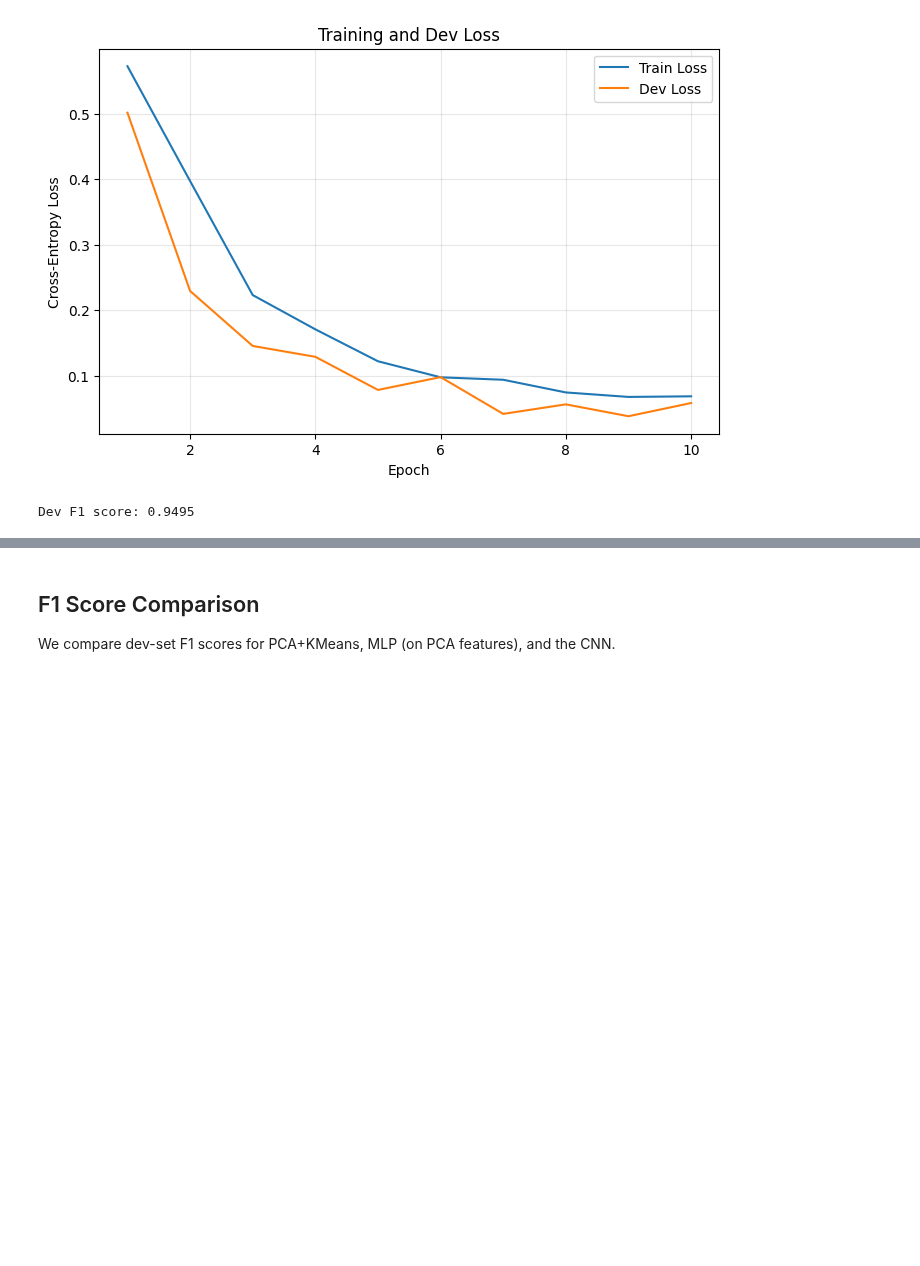
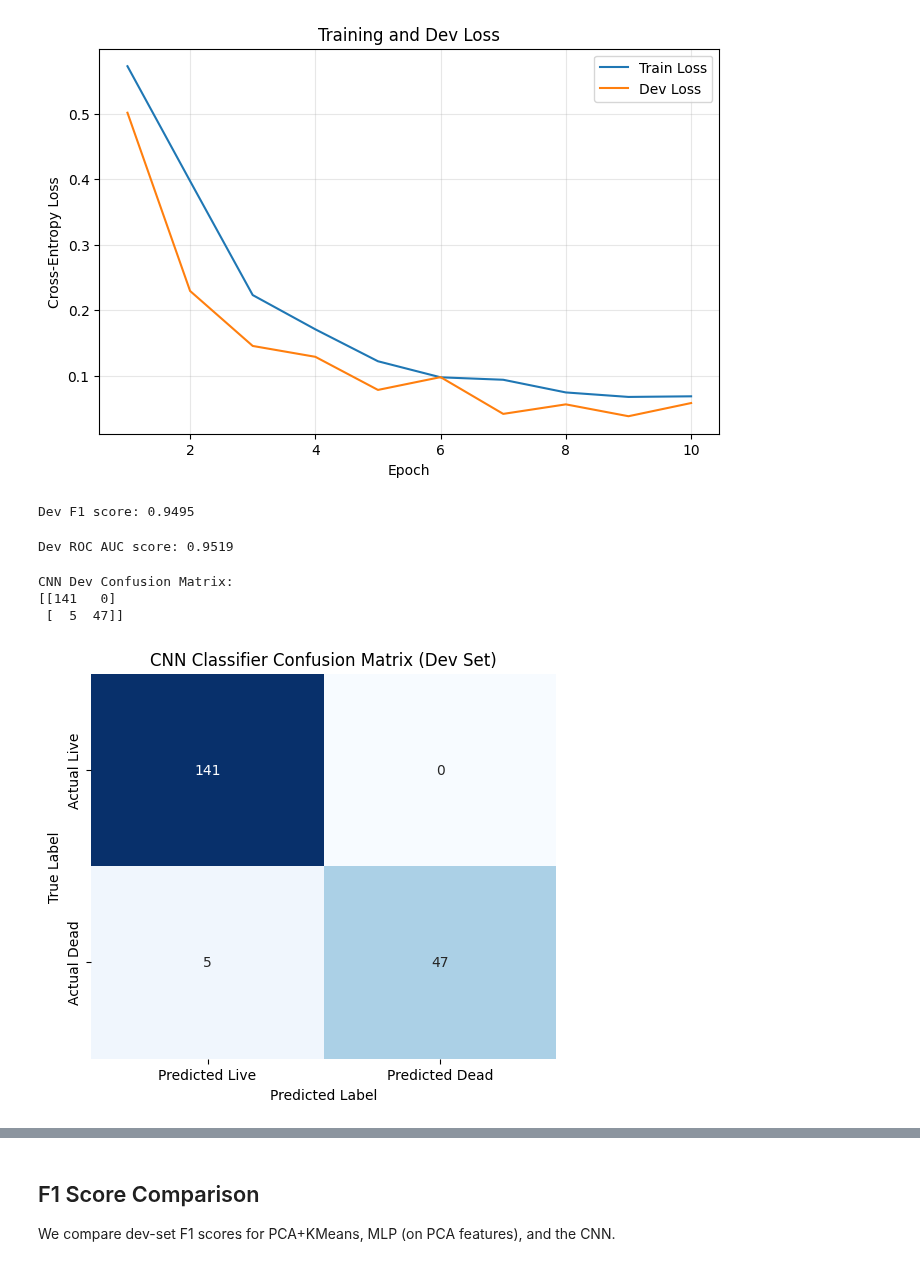
Before and after one commit to Twaal/applied-data-analysis-and-ml, a Jupyter notebook: Project3/code/project3.ipynb, the cells around one changed output, grey strips where cells are left out. Saved outputs shown, nothing was run; the diff lists cells and outputs as text; code cells hidden in the pictures; blank space fills up the shorter version.

```diff
--- a/Project3/code/project3.ipynb
+++ b/Project3/code/project3.ipynb
@@ -525,6 +579,35 @@ print(f"Dev F1 score: {dev_f1:.4f}")
 dev_f1_cnn = dev_f1
 # %% [output]
 Dev F1 score: 0.9495
+# %%
+# Compute the ROC AUC score on the dev set
+from sklearn.metrics import roc_auc_score
+dev_roc_auc_cnn = roc_auc_score(y_true, y_hat)
+print(f"Dev ROC AUC score: {dev_roc_auc_cnn:.4f}")
+# %% [output]
+Dev ROC AUC score: 0.9519
+# %%
+# Compute the confusion matrix for the CNN model
+from sklearn.metrics import confusion_matrix
+cnn_dev_confusion_matrix = confusion_matrix(y_true, y_hat)
+print(f"CNN Dev Confusion Matrix: \n{cnn_dev_confusion_matrix}")
+
+# Plot the confusion matrix for the CNN model
+import seaborn as sns
+import matplotlib.pyplot as plt
+plt.figure(figsize=(6, 5))
+sns.heatmap(cnn_dev_confusion_matrix, annot=True, fmt='d', cmap='Blues', cbar=False,
+            xticklabels=['Predicted Live', 'Predicted Dead'],
+            yticklabels=['Actual Live', 'Actual Dead'])
+plt.title('CNN Classifier Confusion Matrix (Dev Set)')
+plt.xlabel('Predicted Label')
+plt.ylabel('True Label')
+plt.show()
+# %% [output]
+CNN Dev Confusion Matrix:
+[[141   0]
+ [  5  47]]
+[figure, added]
 # %%
 # Compare processing/training times across methods
 import matplotlib.pyplot as plt
```
Also changed, not shown: parts of 12 cells of this notebook, 1 other file.
